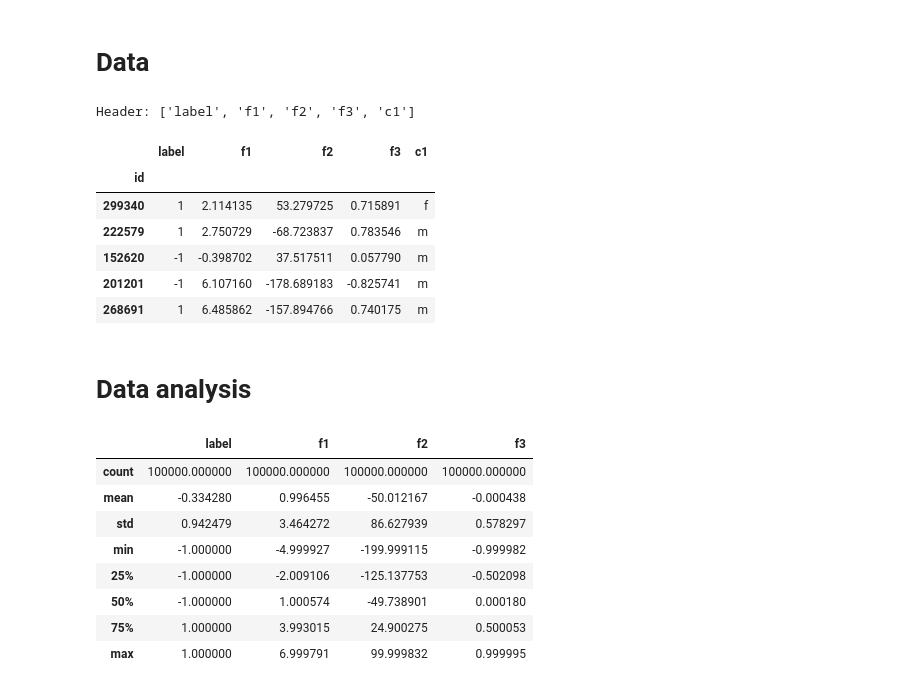
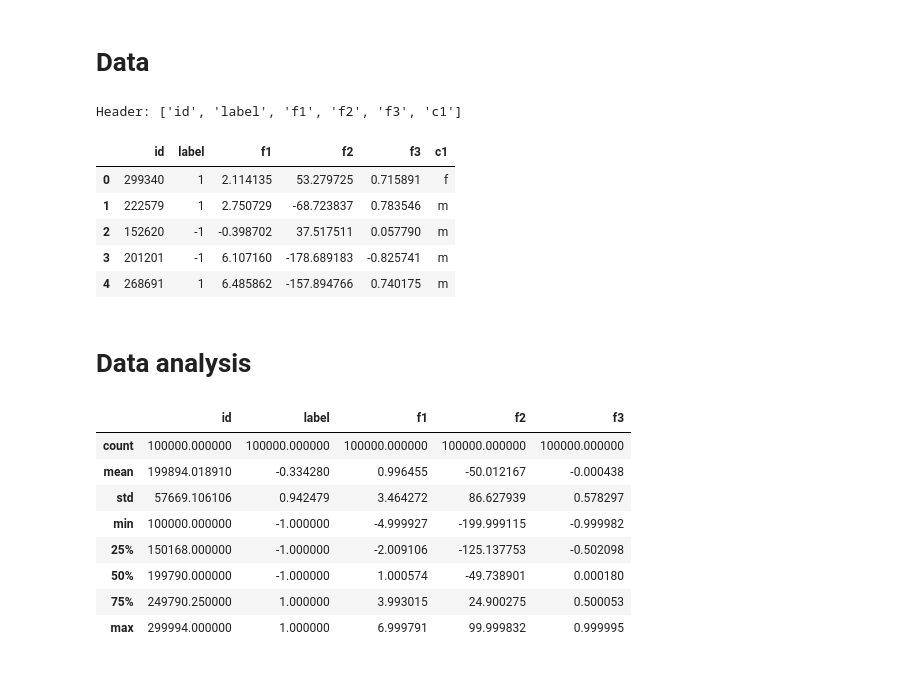
Before and after one commit to tomasprinda/jaumo_ml_task, a Jupyter notebook: jaumo_ml_task.ipynb, the cells around one changed output. Cells and saved outputs as stored; diff of their text form; code cells hidden in the pictures.

```diff
--- a/jaumo_ml_task.ipynb
+++ b/jaumo_ml_task.ipynb
@@ -44,30 +17,28 @@ Populating the interactive namespace from numpy and matplotlib
 # %%
 df_data = pd.read_csv("in/data.csv")
-df_data.set_index("id", inplace=True)
 header = list(df_data.columns.values)
+col2id = {col_name: i_col for i_col, col_name in enumerate(header)}
 print("Header:", header)
-# df_routes["Postaveno"] = pd.to_datetime(df_routes["Postaveno"], format="%d.%m.%Y")
 df_data.head()
 # %% [output]
-Header: ['label', 'f1', 'f2', 'f3', 'c1']
+Header: ['id', 'label', 'f1', 'f2', 'f3', 'c1']
-|  | label | f1 | f2 | f3 | c1 |
-| id |  |  |  |  |  |
-| 299340 | 1 | 2.114135 | 53.279725 | 0.715891 | f |
-| 222579 | 1 | 2.750729 | -68.723837 | 0.783546 | m |
-| 152620 | -1 | -0.398702 | 37.517511 | 0.057790 | m |
-| 201201 | -1 | 6.107160 | -178.689183 | -0.825741 | m |
-| 268691 | 1 | 6.485862 | -157.894766 | 0.740175 | m |
+|  | id | label | f1 | f2 | f3 | c1 |
+| 0 | 299340 | 1 | 2.114135 | 53.279725 | 0.715891 | f |
+| 1 | 222579 | 1 | 2.750729 | -68.723837 | 0.783546 | m |
+| 2 | 152620 | -1 | -0.398702 | 37.517511 | 0.057790 | m |
+| 3 | 201201 | -1 | 6.107160 | -178.689183 | -0.825741 | m |
+| 4 | 268691 | 1 | 6.485862 | -157.894766 | 0.740175 | m |
 # %% [markdown]
 # Data analysis
 # %%
 df_data.describe()
 # %% [output]
-|  | label | f1 | f2 | f3 |
-| count | 100000.000000 | 100000.000000 | 100000.000000 | 100000.000000 |
-| mean | -0.334280 | 0.996455 | -50.012167 | -0.000438 |
-| std | 0.942479 | 3.464272 | 86.627939 | 0.578297 |
-| min | -1.000000 | -4.999927 | -199.999115 | -0.999982 |
-| 25% | -1.000000 | -2.009106 | -125.137753 | -0.502098 |
-| 50% | -1.000000 | 1.000574 | -49.738901 | 0.000180 |
-| 75% | 1.000000 | 3.993015 | 24.900275 | 0.500053 |
-| max | 1.000000 | 6.999791 | 99.999832 | 0.999995 |
+|  | id | label | f1 | f2 | f3 |
+| count | 100000.000000 | 100000.000000 | 100000.000000 | 100000.000000 | 100000.000000 |
+| mean | 199894.018910 | -0.334280 | 0.996455 | -50.012167 | -0.000438 |
+| std | 57669.106106 | 0.942479 | 3.464272 | 86.627939 | 0.578297 |
+| min | 100000.000000 | -1.000000 | -4.999927 | -199.999115 | -0.999982 |
+| 25% | 150168.000000 | -1.000000 | -2.009106 | -125.137753 | -0.502098 |
+| 50% | 199790.000000 | -1.000000 | 1.000574 | -49.738901 | 0.000180 |
+| 75% | 249790.250000 | 1.000000 | 3.993015 | 24.900275 | 0.500053 |
+| max | 299994.000000 | 1.000000 | 6.999791 | 99.999832 | 0.999995 |
```
Also changed, not shown: parts of 20 cells of this notebook, 4 other files.
